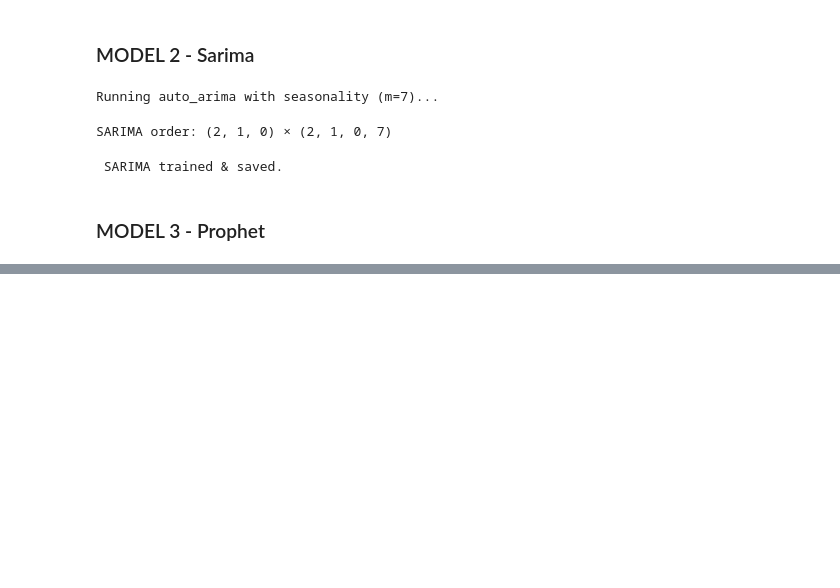
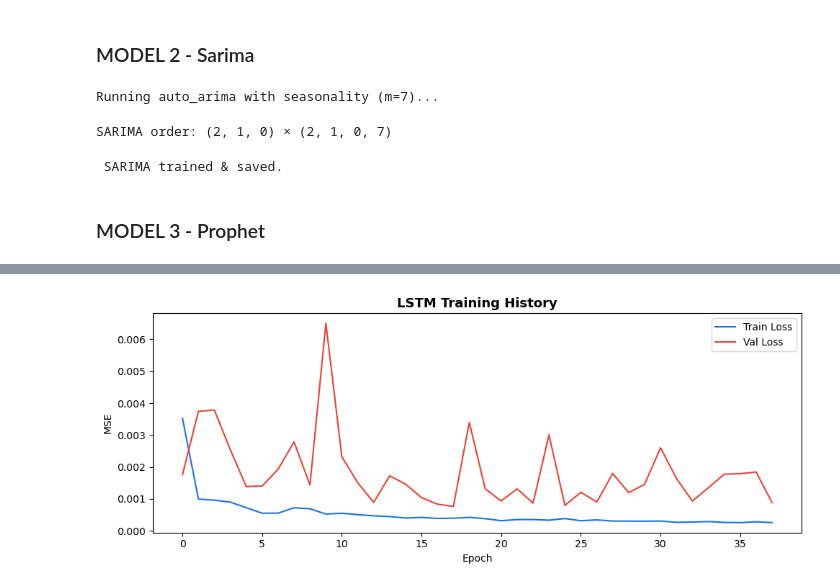
Before and after one commit to afeefanver/BitCoin-Prediction, a Jupyter notebook: Model .ipynb, the cells around one changed output, grey strips where cells are left out. Saved outputs shown, nothing was run; the diff lists cells and outputs as text; code cells hidden in the pictures; blank space fills up the shorter version.

```diff
--- a/Model .ipynb
+++ b/Model .ipynb
@@ -355,0 +487,9 @@ prophet_train = train_ts.reset_index().rename(columns={'Date':'ds','Close':'y'})
+# %%
+X_seq, y_seq = make_sequences(scaled, SEQ_LEN)
+sp_lstm = int(len(X_seq) * 0.8)
+X_tr, X_te = X_seq[:sp_lstm], X_seq[sp_lstm:]
+y_tr, y_te = y_seq[:sp_lstm], y_seq[sp_lstm:]
+X_tr = X_tr.reshape(-1, SEQ_LEN, 1)
+X_te = X_te.reshape(-1, SEQ_LEN, 1)
+
+print(f'LSTM Train: {X_tr.shape} | Test: {X_te.shape}')
@@ -355,0 +498,14 @@ prophet_train = train_ts.reset_index().rename(columns={'Date':'ds','Close':'y'})
+# %%
+# Build Bidirectional LSTM
+lstm_model = Sequential([
+    Bidirectional(LSTM(128, return_sequences=True), input_shape=(SEQ_LEN, 1)),
+    Dropout(0.2),
+    LSTM(64, return_sequences=True),
+    Dropout(0.2),
+    LSTM(32, return_sequences=False),
+    Dropout(0.1),
+    Dense(32, activation='relu'),
+    Dense(1)
+])
+lstm_model.compile(optimizer='adam', loss='mse')
+lstm_model.summary()
@@ -355,0 +536,10 @@ prophet_train = train_ts.reset_index().rename(columns={'Date':'ds','Close':'y'})
+# %%
+callbacks = [
+    EarlyStopping(monitor='val_loss', patience=20, restore_best_weights=True),
+    ReduceLROnPlateau(monitor='val_loss', factor=0.5, patience=7, min_lr=1e-5, verbose=1)
+]
+# %%
+history = lstm_model.fit(
+    X_tr, y_tr, epochs=100, batch_size=32,
+    validation_split=0.1, callbacks=callbacks, verbose=1
+)
@@ -355,0 +582,13 @@ prophet_train = train_ts.reset_index().rename(columns={'Date':'ds','Close':'y'})
+# %%
+# Training curve
+plt.figure(figsize=(10, 4))
+plt.plot(history.history['loss'],     label='Train Loss', color='#1A73E8')
+plt.plot(history.history['val_loss'], label='Val Loss',   color='#EA4335')
+plt.title('LSTM Training History', fontsize=13, fontweight='bold')
+plt.xlabel('Epoch'); plt.ylabel('MSE')
+plt.legend()
+plt.tight_layout()
+plt.savefig('nb2_lstm_training.png', dpi=150, bbox_inches='tight')
+plt.show()
+# %% [output]
+[figure, added]
```
Also changed, not shown: parts of 26 cells of this notebook.
